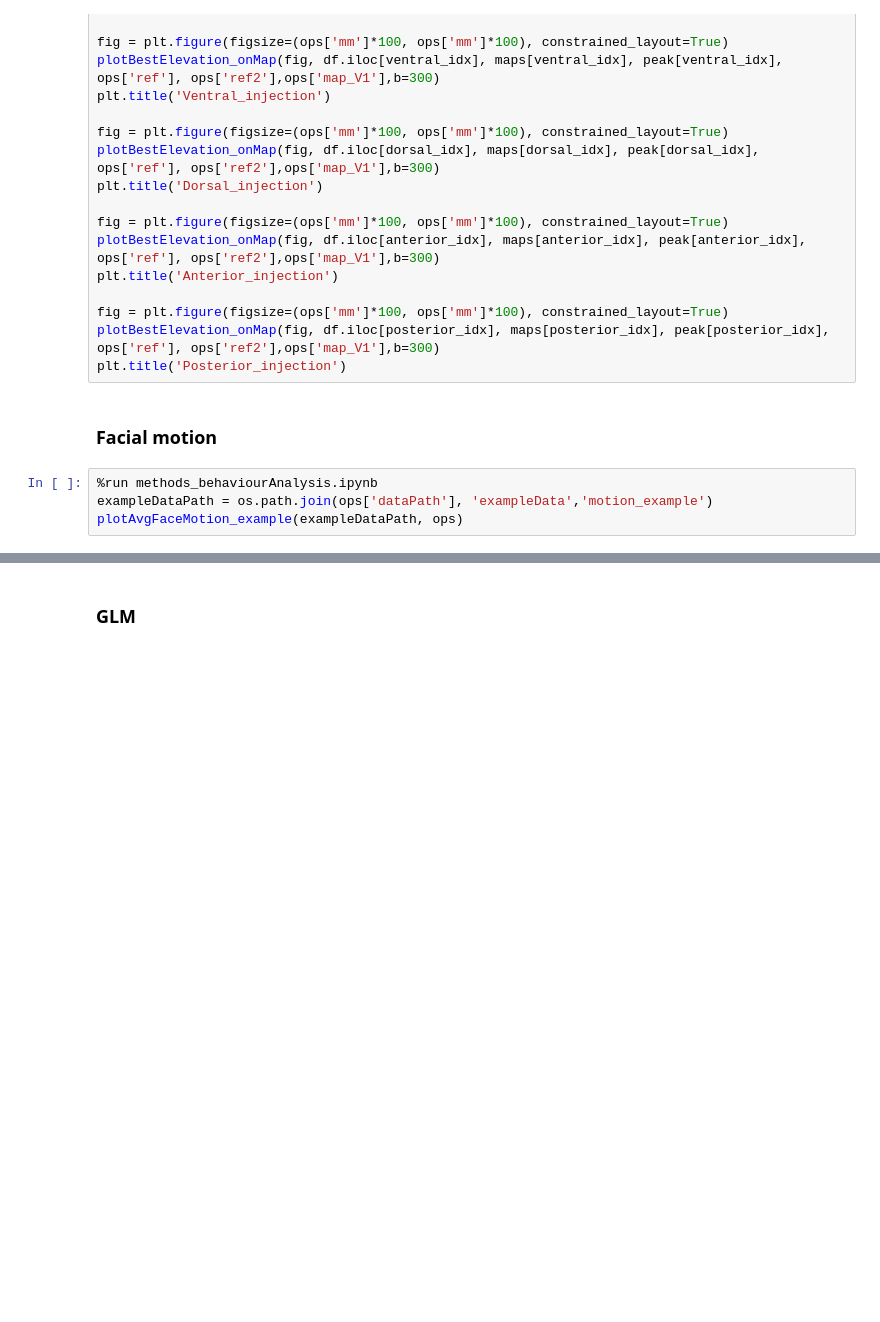
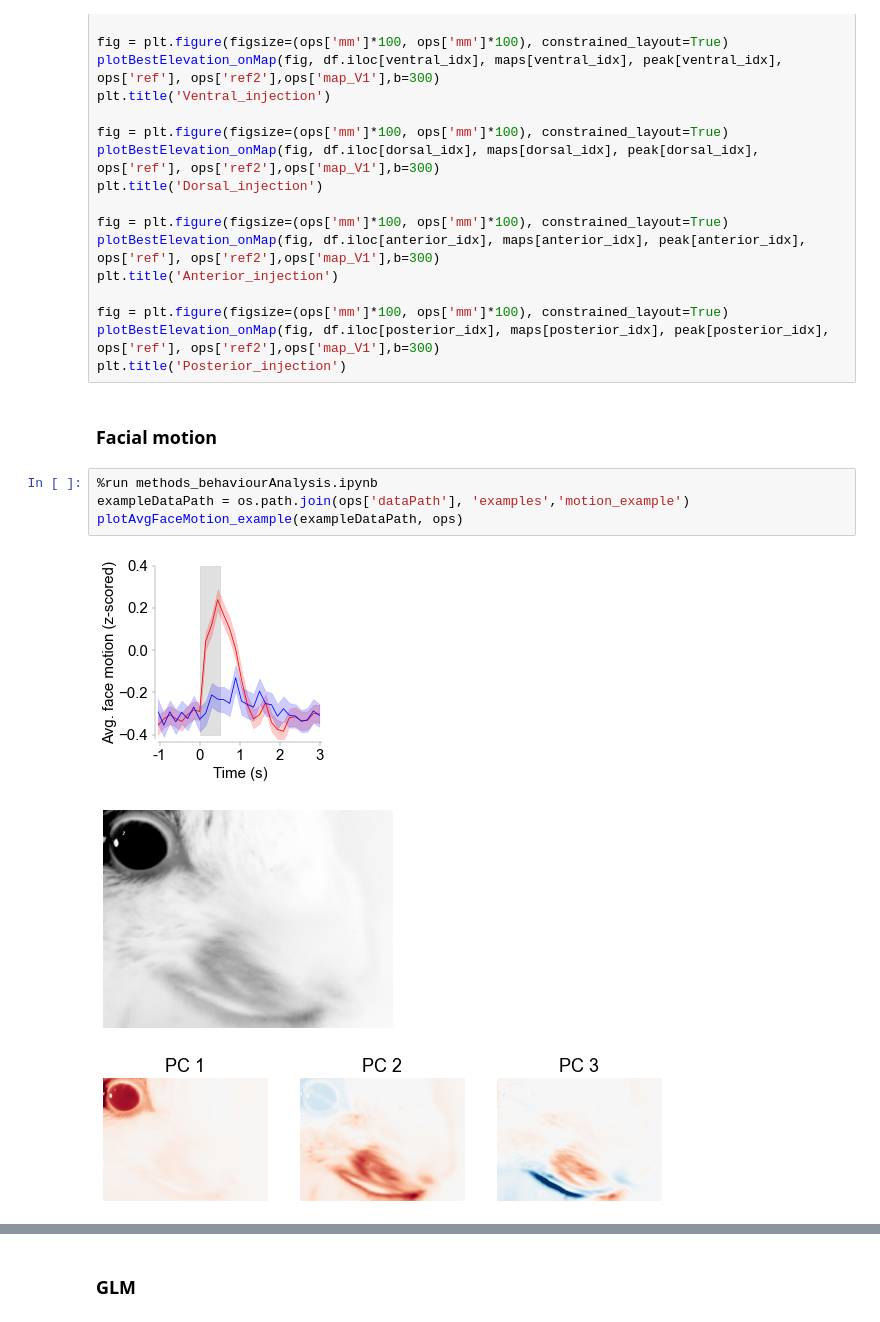
Before and after one commit to Iacaruso-lab/AC-VC-paper, a Jupyter notebook: makePaperFigures_main.ipynb, the cells around one changed output, grey strips where cells are left out. Saved outputs shown, nothing was run; the diff lists cells and outputs as text; blank space fills up the shorter version.

```diff
--- a/makePaperFigures_main.ipynb
+++ b/makePaperFigures_main.ipynb
@@ -468,7 +529,11 @@ plt.title('Posterior_injection')
 ### Facial motion
 # %%
 %run methods_behaviourAnalysis.ipynb
-exampleDataPath = os.path.join(ops['dataPath'], 'exampleData','motion_example')
+exampleDataPath = os.path.join(ops['dataPath'], 'examples','motion_example')
 plotAvgFaceMotion_example(exampleDataPath, ops)
+# %% [output]
+[figure, added]
+[figure, added]
+[figure, added]
 # %%
 plotAvgFaceMotion(ops)
```
Also changed, not shown: parts of 29 cells of this notebook, 1 other file.
